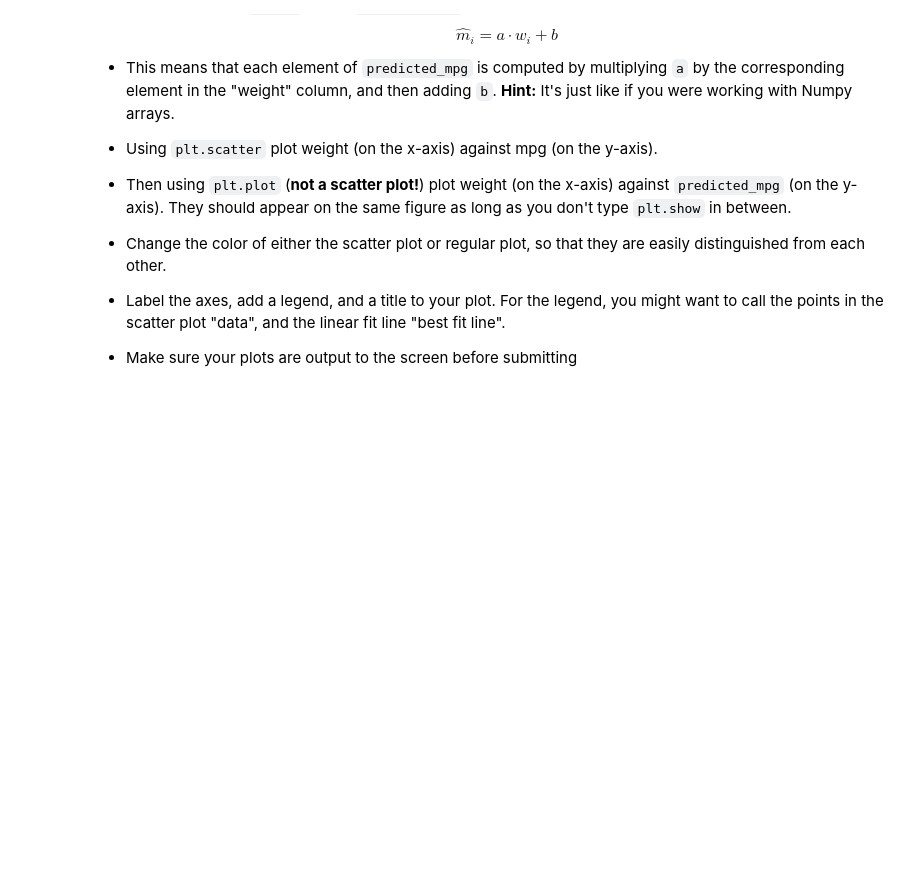
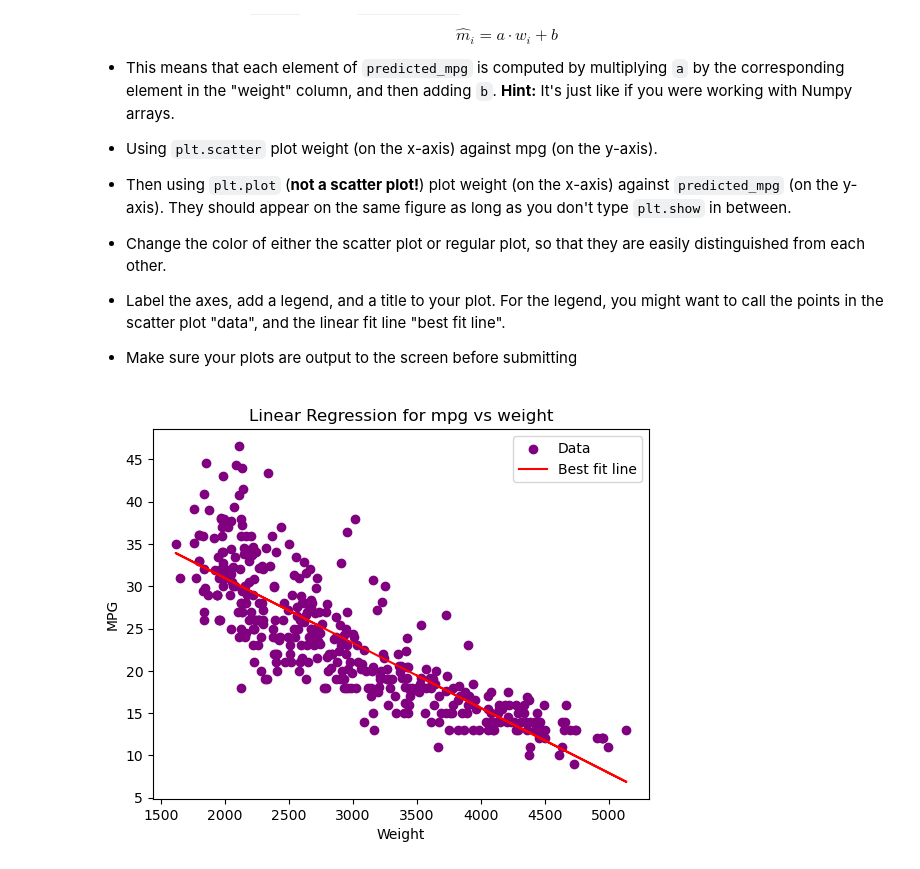
Before and after one commit to estsrc/qtm151fall2025, a Jupyter notebook: Assignments/assignment_7/assignment7.ipynb, the cells around one changed output. Saved outputs shown, nothing was run; the diff lists cells and outputs as text; code cells hidden in the pictures; blank space fills up the shorter version.

```diff
--- a/Assignments/assignment_7/assignment7.ipynb
+++ b/Assignments/assignment_7/assignment7.ipynb
@@ -180,0 +193,9 @@ This problem is continued in Question (5)
+# %%
+# your answer here
+import statsmodels.formula.api as smf
+
+data = pd.read_csv('data/features.csv')
+model = smf.ols(formula='mpg ~ weight', data=data)
+
+coeffs = model.fit().params
+print(coeffs)
@@ -205,0 +229,26 @@ $$\hat{m}_i = a\cdot w_i + b$$
+# %%
+# your answer here
+a = coeffs['weight']
+
+b = coeffs['Intercept']
+
+predicted_mpg = (a*data['weight']) + b
+
+plt.scatter(data['weight'], data['mpg'], color='purple')
+
+plt.plot(data['weight'], predicted_mpg,color='red')
+
+plt.xlabel('Weight')
+plt.ylabel("MPG")
+plt.title("Linear Regression for mpg vs weight")
+
+
+plt.legend(labels=['Data', 'Best fit line'])
+
+
+
+
+
+plt.show()
+# %% [output]
+[figure, added]
```
Also changed, not shown: parts of 7 cells of this notebook, 2 other files.
